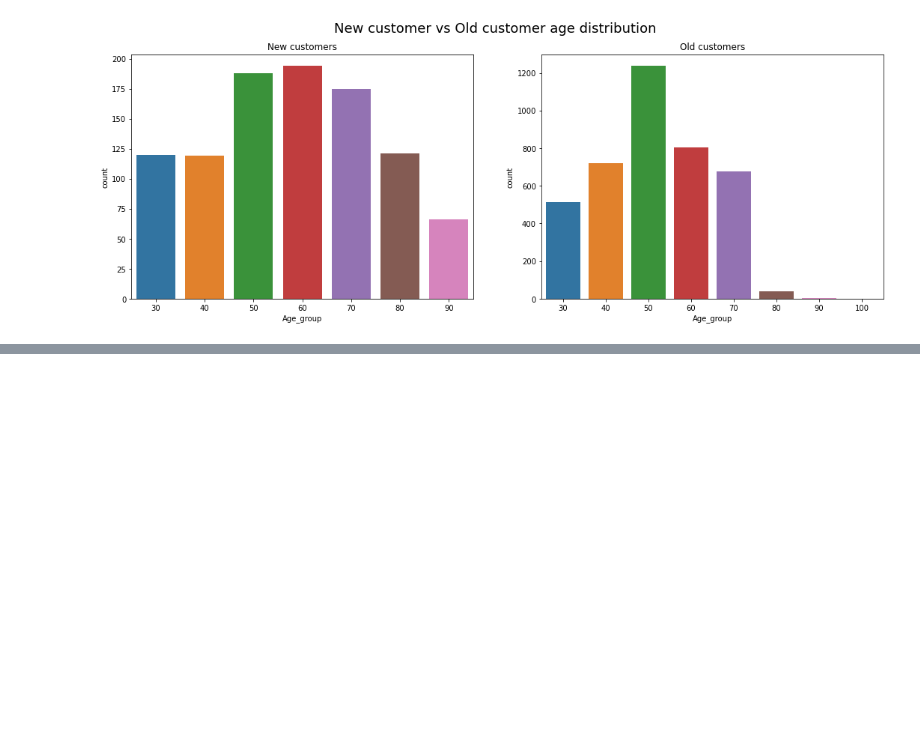
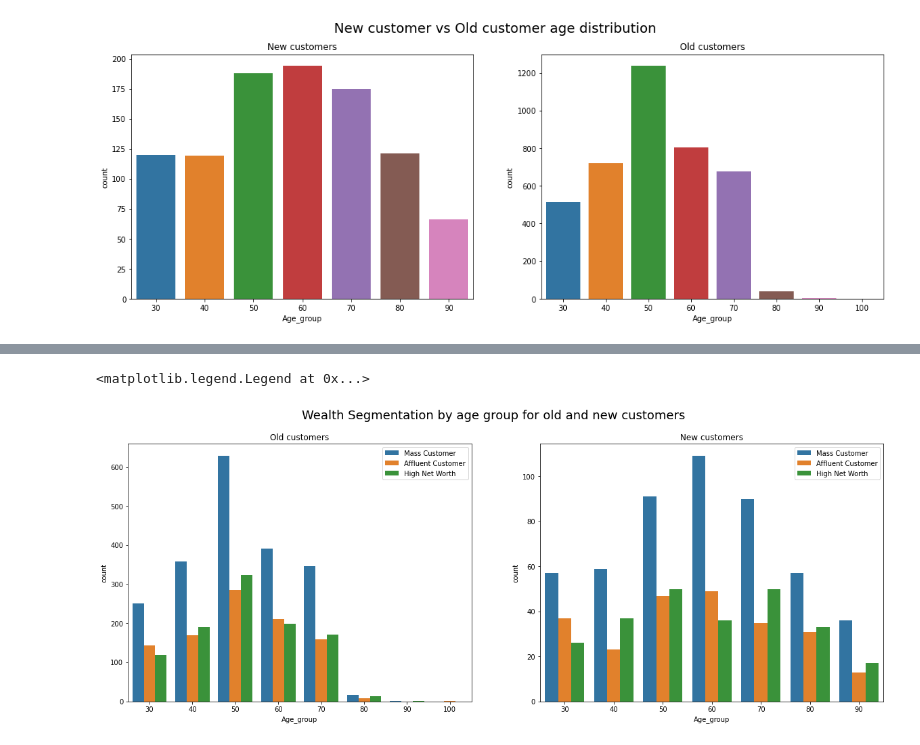
Before and after one commit to Jagadeeshkumaryanda/Customer_Segmentation_Analysis, a Jupyter notebook: Exploratory Data Analysis.ipynb, the cells around one changed output, grey strips where cells are left out. Cells and saved outputs as stored; diff of their text form; code cells hidden in the pictures; blank space fills up the shorter version.

```diff
--- a/Exploratory Data Analysis.ipynb
+++ b/Exploratory Data Analysis.ipynb
@@ -117,0 +178,16 @@ Text(0.5, 1.0, 'Old customers')
+# %%
+plt.figure(figsize=(20,7))
+plt.suptitle("Wealth Segmentation by age group for old and new customers",fontsize=18)
+
+plt.subplot(1,2,1)
+sns.countplot(cust_data['Age_group'],hue=cust_data['wealth_segment'],)
+plt.title('Old customers')
+plt.legend(loc='upper right')
+
+plt.subplot(1,2,2)
+sns.countplot(newcust_list['Age_group'],hue=newcust_list['wealth_segment'])
+plt.title('New customers')
+plt.legend(loc='upper right')
+# %% [output]
+<matplotlib.legend.Legend at 0x...>
+[figure, added]
```
Also changed, not shown: parts of 11 cells of this notebook.
